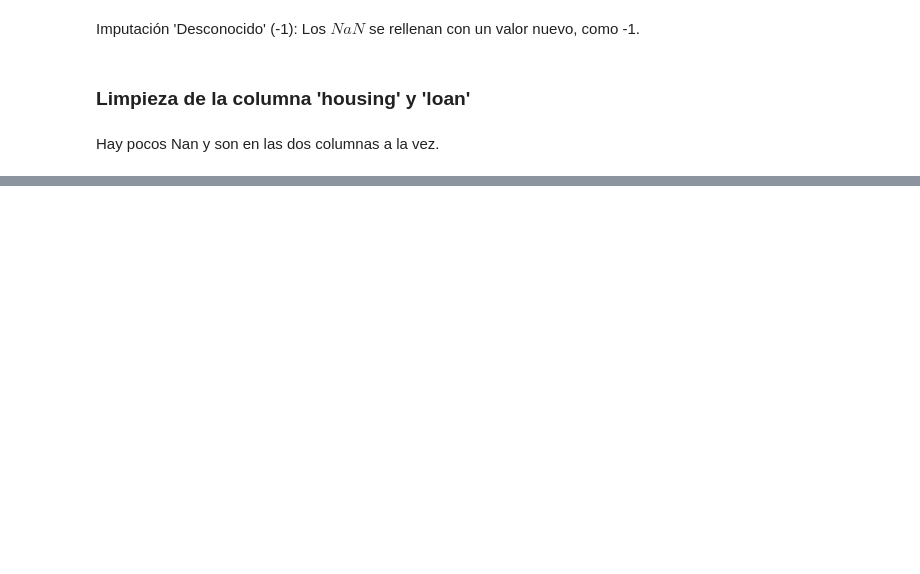
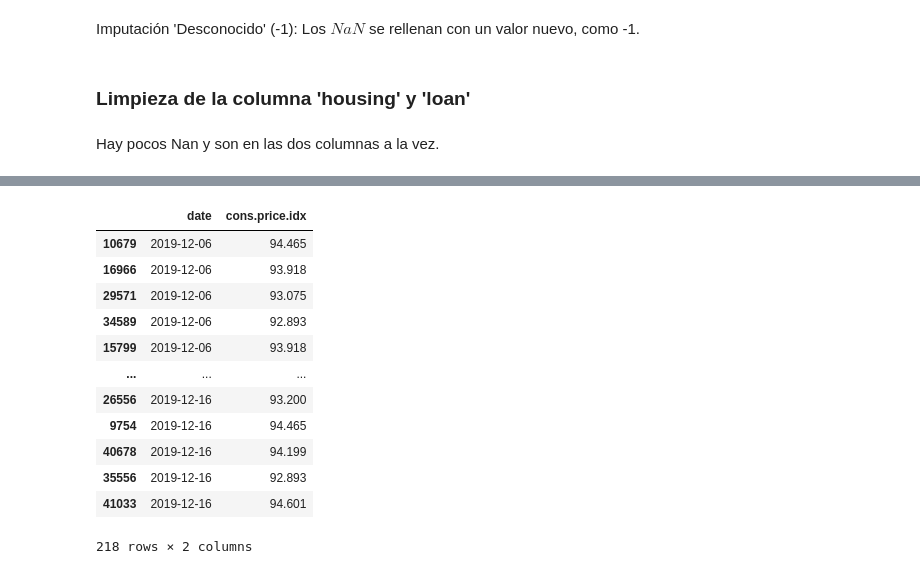
Before and after one commit to claudiarm2002/DataProject-Python-for-Data, a Jupyter notebook: DataProject_PythonForData.ipynb, the cells around one changed output, grey strips where cells are left out. Drawn from its saved outputs; the diff is of its cells as text; code cells hidden in the pictures; blank space fills up the shorter version.

```diff
--- a/DataProject_PythonForData.ipynb
+++ b/DataProject_PythonForData.ipynb
@@ -366,0 +468,29 @@ Hay pocos Nan y son en las dos columnas a la vez.
+# %%
+# Tenemos el mes en 'string', función para cambiarla a número
+
+def date_str_to_num(str):
+    # 1-abril-2015 to 1-4-2015
+    month_dict = {
+        'enero': 1,
+        'febrero': 2,
+        'marzo': 3,
+        'abril': 4,
+        'mayo': 5,
+        'junio': 6,
+        'julio': 7,
+        'agosto': 8,
+        'septiembre': 9,
+        'octubre': 10,
+        'noviembre': 11,
+        'diciembre': 12
+    }
+    # Evitamos los Nan
+    if pd.isnull(str):
+        return str
+
+    day, month_str, year = str.split('-')
+    month_num = month_dict[month_str.lower()]
+    return f"{day}-{month_num}-{year}"
+# %%
+# Transformamos la columna 'date' a formato datetime
+data_clean['date'] = pd.to_datetime(data_clean['date'].apply(date_str_to_num), format='%d-%m-%Y')
@@ -366,0 +547,8 @@ Hay pocos Nan y son en las dos columnas a la vez.
+# %%
+# Sustituimos la ',' por '.' y transformamos a float64
+data_clean['cons.price.idx'] = data_clean['cons.price.idx'].str.replace(',', '.')
+data_clean['cons.price.idx'] = data_clean['cons.price.idx'].astype('float64')
+# %%
+# Al ser una variable temporal, podemos imputar los NaN con el valor más cercano en el tiempo.
+data_clean_order_by_date_price = data_clean[['date', 'cons.price.idx']].sort_values(by='date')
+data_clean_order_by_date_price.sample(5)
@@ -366,0 +562,17 @@ Hay pocos Nan y son en las dos columnas a la vez.
+# %%
+# Visualización de las 5 filas antes y después de la fecha 11-12-2019
+data_clean_order_by_date_price.loc[ data_clean_order_by_date_price['date'].between('2019-12-06', '2019-12-16') ]
+# %% [output]
+|  | date | cons.price.idx |
+| 10679 | 2019-12-06 | 94.465 |
+| 16966 | 2019-12-06 | 93.918 |
+| 29571 | 2019-12-06 | 93.075 |
+| 34589 | 2019-12-06 | 92.893 |
+| 15799 | 2019-12-06 | 93.918 |
+| ... | ... | ... |
+| 26556 | 2019-12-16 | 93.200 |
+| 9754 | 2019-12-16 | 94.465 |
+| 40678 | 2019-12-16 | 94.199 |
+| 35556 | 2019-12-16 | 92.893 |
+| 41033 | 2019-12-16 | 94.601 |
+218 rows × 2 columns
```
Also changed, not shown: parts of 41 cells of this notebook, 1 other file.
